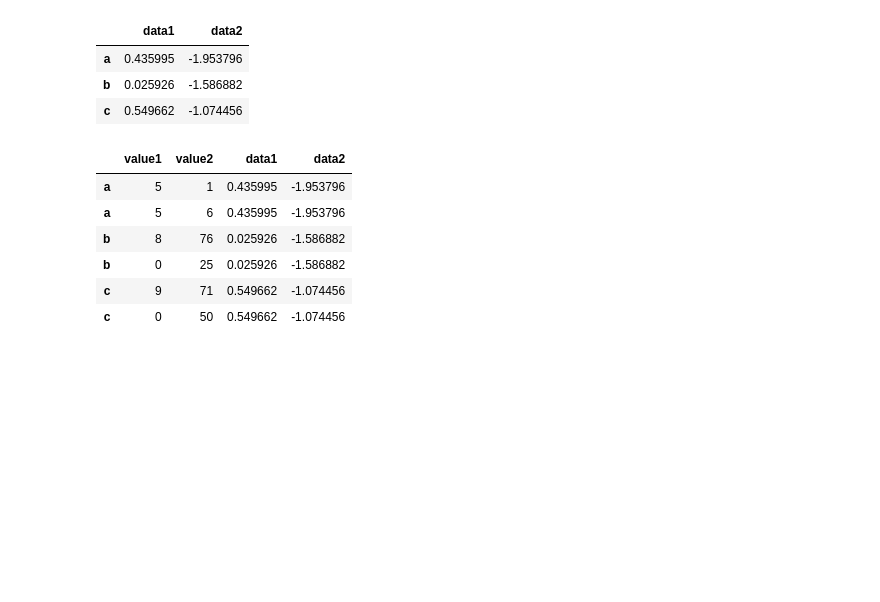
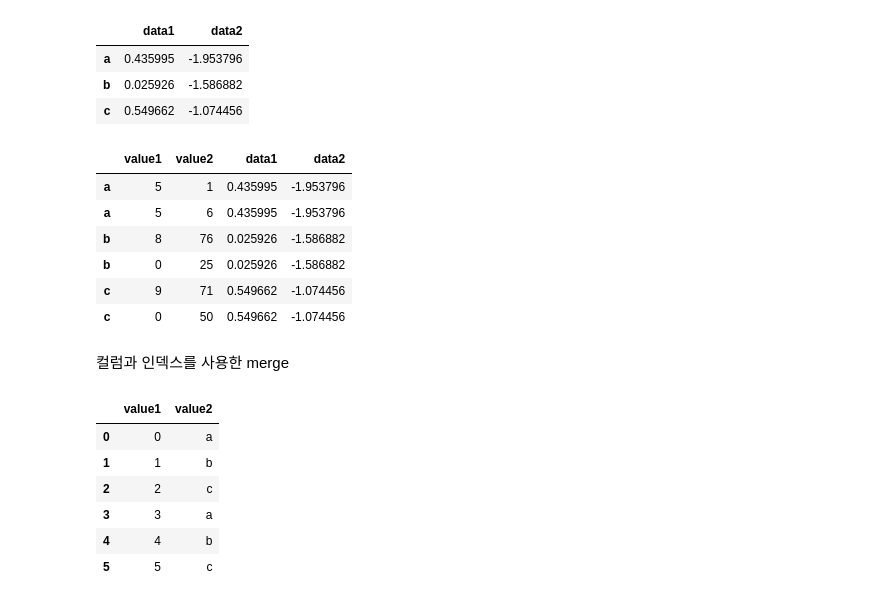
Before and after one commit to JakeOh/202105_itw_bd26, a Jupyter notebook: lab_da/da11_merge.ipynb, the cells around one changed output. Saved outputs shown, nothing was run; the diff lists cells and outputs as text; code cells hidden in the pictures; blank space fills up the shorter version.

```diff
--- a/lab_da/da11_merge.ipynb
+++ b/lab_da/da11_merge.ipynb
@@ -150,3 +152,17 @@ pd.merge(df1, df2, how='inner', left_index=True, right_index=True)
 | b | 0 | 25 | 0.025926 | -1.586882 |
 | c | 9 | 71 | 0.549662 | -1.074456 |
 | c | 0 | 50 | 0.549662 | -1.074456 |
+# %% [markdown]
+컬럼과 인덱스를 사용한 merge
+# %%
+df1 = pd.DataFrame(data={'value1': np.arange(6),
+                         'value2': ['a', 'b', 'c'] * 2})
+df1
+# %% [output]
+|  | value1 | value2 |
+| 0 | 0 | a |
+| 1 | 1 | b |
+| 2 | 2 | c |
+| 3 | 3 | a |
+| 4 | 4 | b |
+| 5 | 5 | c |
```
Also changed, not shown: parts of 18 cells of this notebook.
